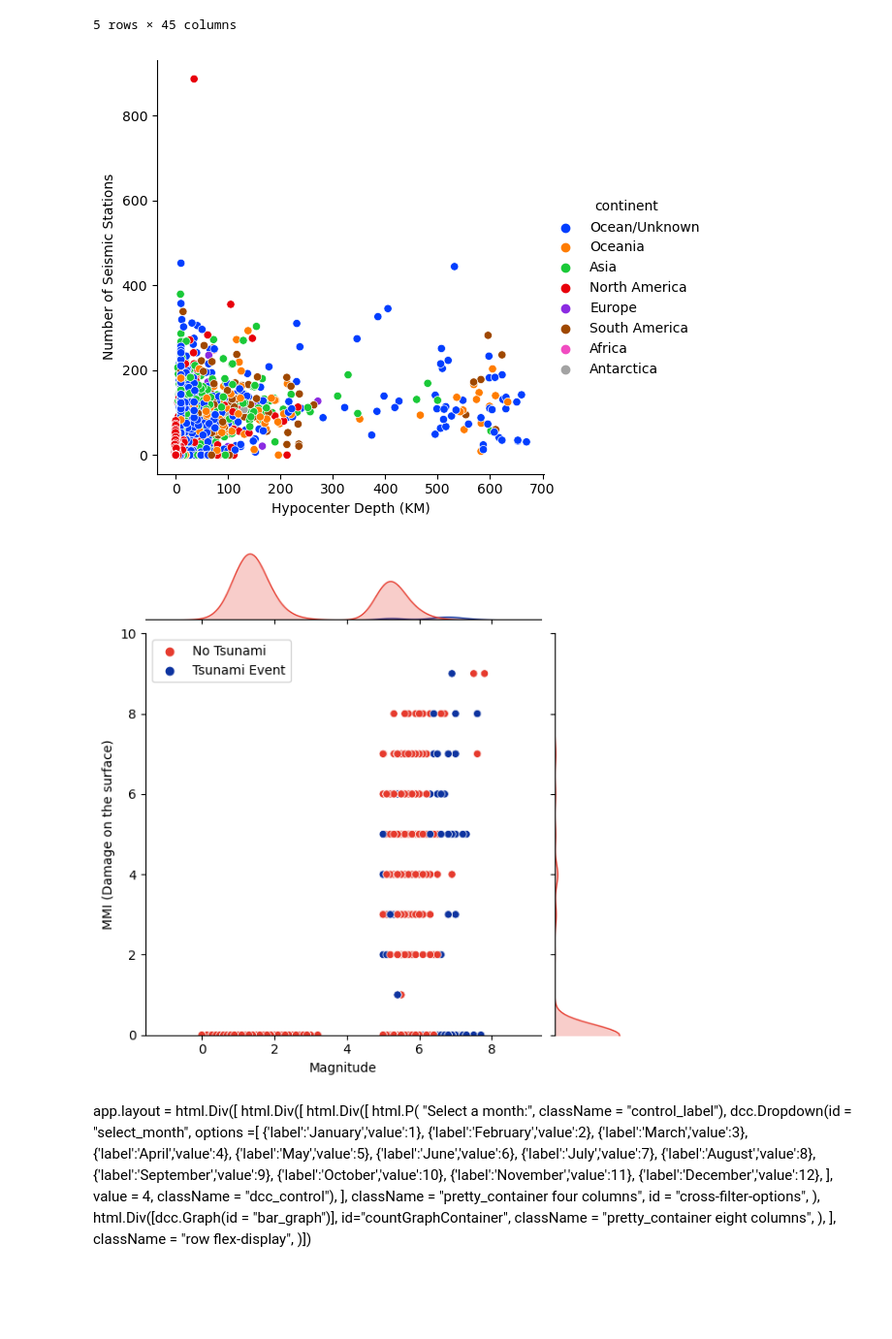
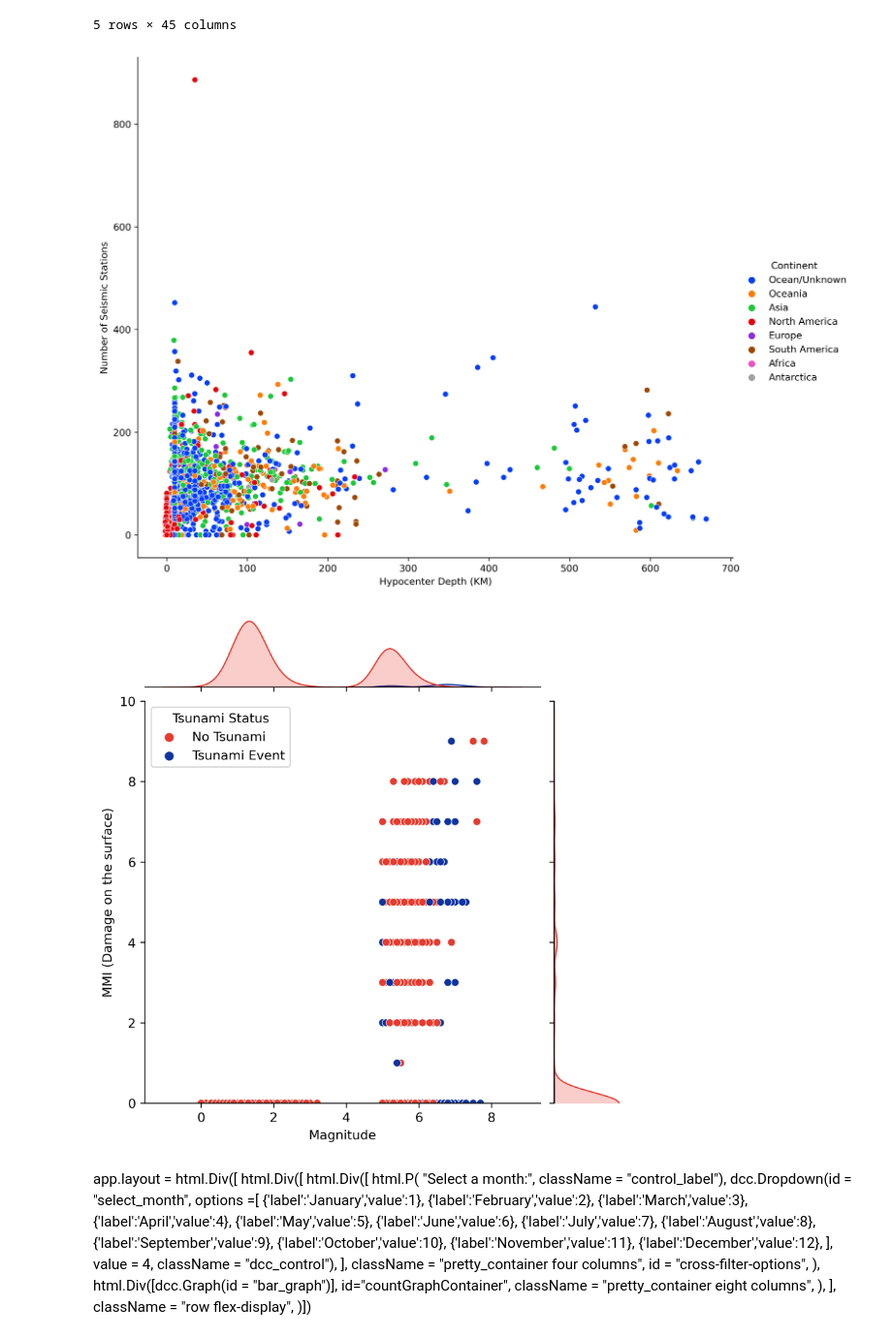
Before and after one commit to jane-hernandez/earthquake_dataviz, a Jupyter notebook: Graphing.ipynb, the cells around one changed output. Shown at 97% size. Cells and saved outputs as stored; diff of their text form; code cells hidden in the pictures; blank space fills up the shorter version.

```diff
--- a/Graphing.ipynb
+++ b/Graphing.ipynb
@@ -43,31 +42,36 @@ dtype: int64
 | 4 | 4 | us6000k3z1 | 5.2 | earthquake | M 5.2 - Nicobar Islands, India re... | 2023-04-13 03:21:19 | 1681356079365 | 1681432280040 | https://earthquake.usgs.gov/earth... | https://earthquake.usgs.gov/earth... | ... |
 5 rows × 45 columns
 # %%
-df.drop(columns=["Unnamed: 0","id","felt","alert","sources","what3words","timezone","locationDetails","url"],inplace=True)
+df = df[["magnitude","title","date","mmi","tsunami","sig","type","nst","rms","depth",
+        "latitude","longitude","continent","month"]]
 # %%
-sns_plot=sns.relplot(data=df,x="depth", y="nst", hue='continent', palette = "bright")
+# Create a relplot that considers the hypocenter depth and the number of seismic stations that identified an event.
+plt.rcParams["figure.dpi"] = 300
+sns_plot=sns.relplot(data=df,x="depth", y="nst", hue='continent', palette = "bright",height=8, aspect=1.2)
 plt.xlabel('Hypocenter Depth (KM)')
 plt.ylabel('Number of Seismic Stations')
+sns_plot._legend.set_title("Continent")
 sns_plot.figure.savefig("rel_plot.png",dpi=300)
 plt.show()
 # %% [output]
-[figure, old version]
+[figure, new version]
 # %%
 # Graph showing the correlation between the magnitude, the MMI, and the presence of a tsunami.
-# The distribution of the values is also show.
+# The distribution of the values is also shown.
 
+plt.rcParams["figure.dpi"] = 300
 tsunami_pal = {0:"#E63B2E",1:"#0E34A0"}
-sns_plot = sns.jointplot(data=df, x= 'magnitude', y='mmi',hue='tsunami',sizes='felt',palette=tsunami_pal)
+sns_plot = sns.jointplot(data=df, x= 'magnitude', y='mmi',hue='tsunami',sizes='felt',palette=tsunami_pal,height=6)
 plt.xlabel('Magnitude')
 plt.ylabel('MMI (Damage on the surface)')
 sns_plot.ax_joint.set_ylim([0, 10])
 ax = plt.gca()
 handles, labels = ax.get_legend_handles_labels()
 new_labels = ["No Tsunami", "Tsunami Event"]
-ax.legend(handles=handles, labels=new_labels)
-sns_plot.figure.savefig("joint_plot.png",dpi=300)
+ax.legend(handles=handles, labels=new_labels, title="Tsunami Status")
+#sns_plot.figure.savefig("joint_plot.png",dpi=300)
 plt.show()
 # %% [output]
-[figure, old version]
+[figure, new version]
 # %%
 external_stylesheets = ['https://codepen.io/chriddyp/pen/bWLwgP.css']
```
Also changed, not shown: parts of 14 cells of this notebook, 1 other file.
